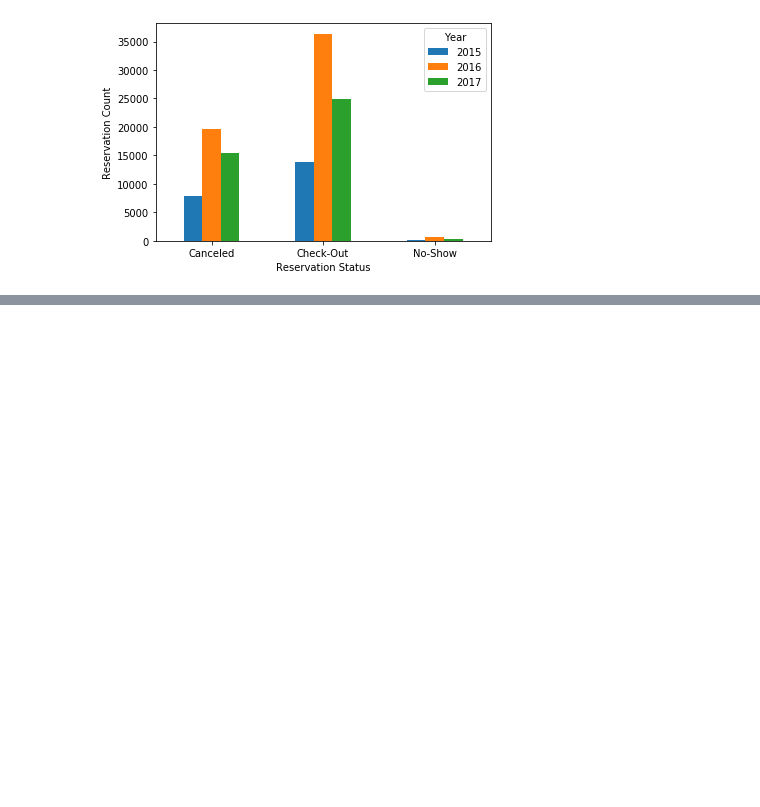
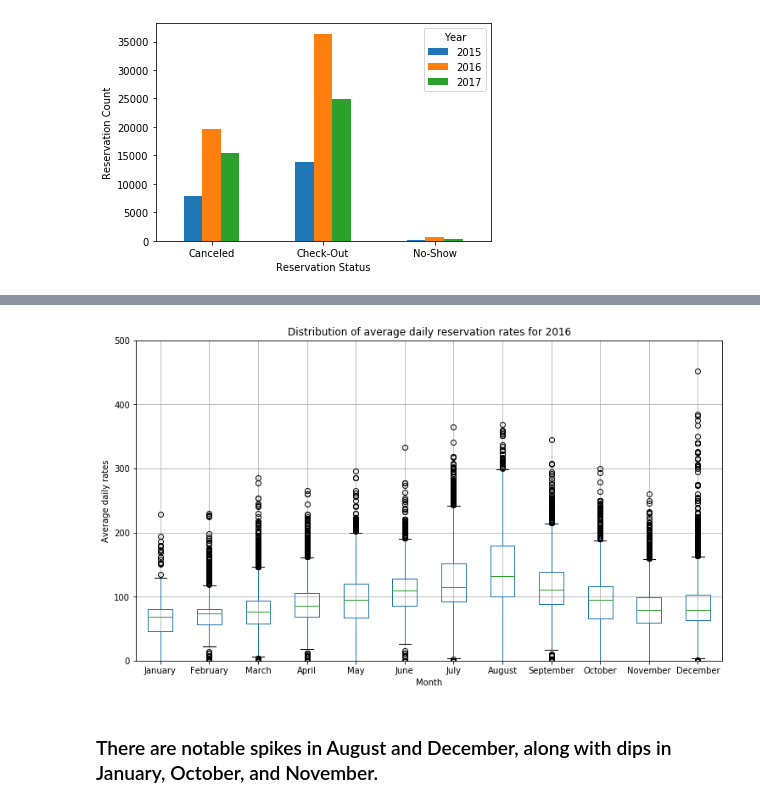
Before and after one commit to chrisrutherford/personalprojects, a Jupyter notebook: hotel/hotels.ipynb, the cells around one changed output, grey strips where cells are left out. Cells and saved outputs as stored; diff of their text form; code cells hidden in the pictures; blank space fills up the shorter version.

```diff
--- a/hotel/hotels.ipynb
+++ b/hotel/hotels.ipynb
@@ -134,0 +313,13 @@ plt.show()
+# %%
+fig, ax = plt.subplots(figsize=(12,7))
+hotel_2016.boxplot(column="adr", by="arrival_date_month", ax=ax)
+plt.ylim(0,500)
+plt.xlabel("Month")
+plt.ylabel("Average daily rates")
+plt.suptitle('')
+plt.title("Distribution of average daily reservation rates for 2016")
+plt.show()
+# %% [output]
+[figure, added]
+# %% [markdown]
+### There are notable spikes in August and December, along with dips in January, October, and November.
```
Also changed, not shown: parts of 23 cells of this notebook.
